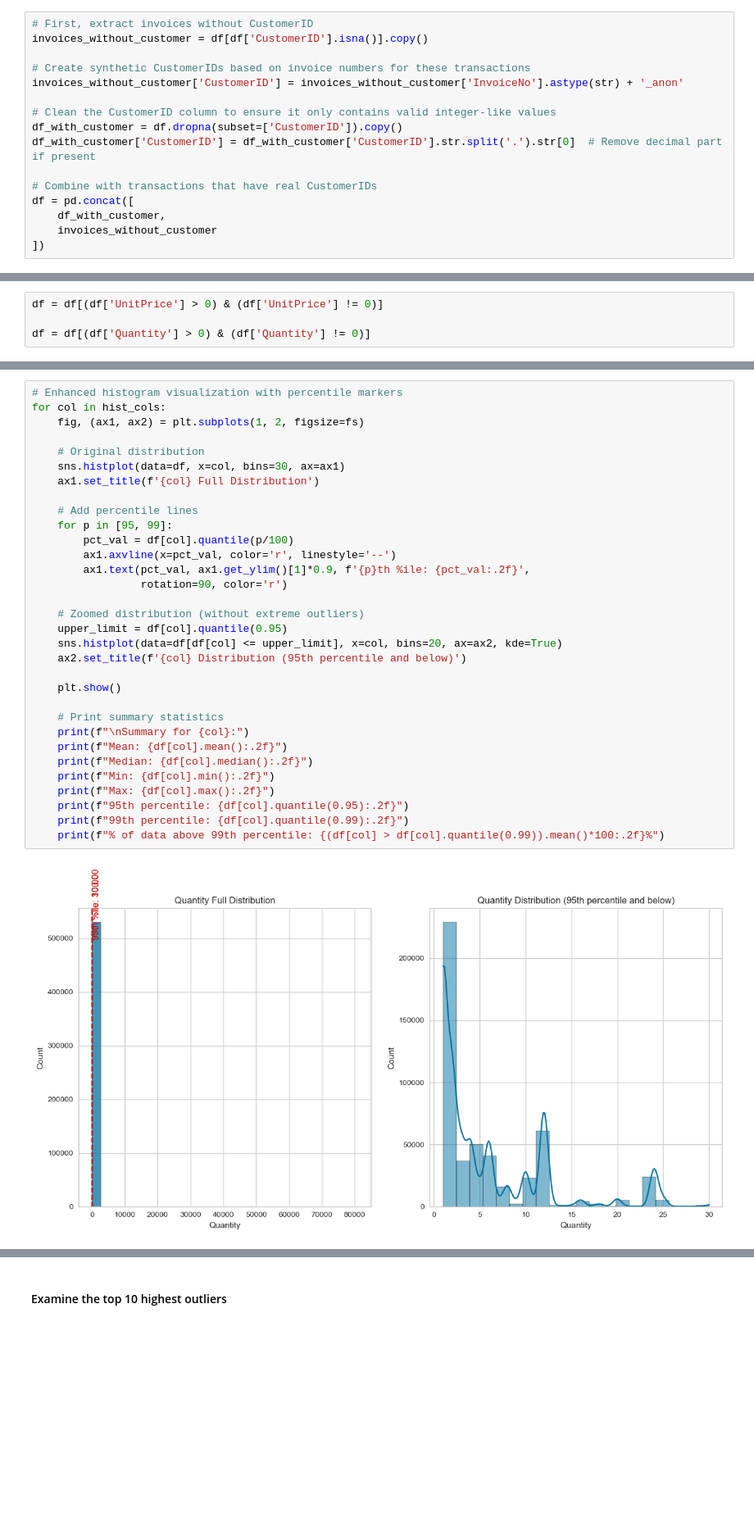
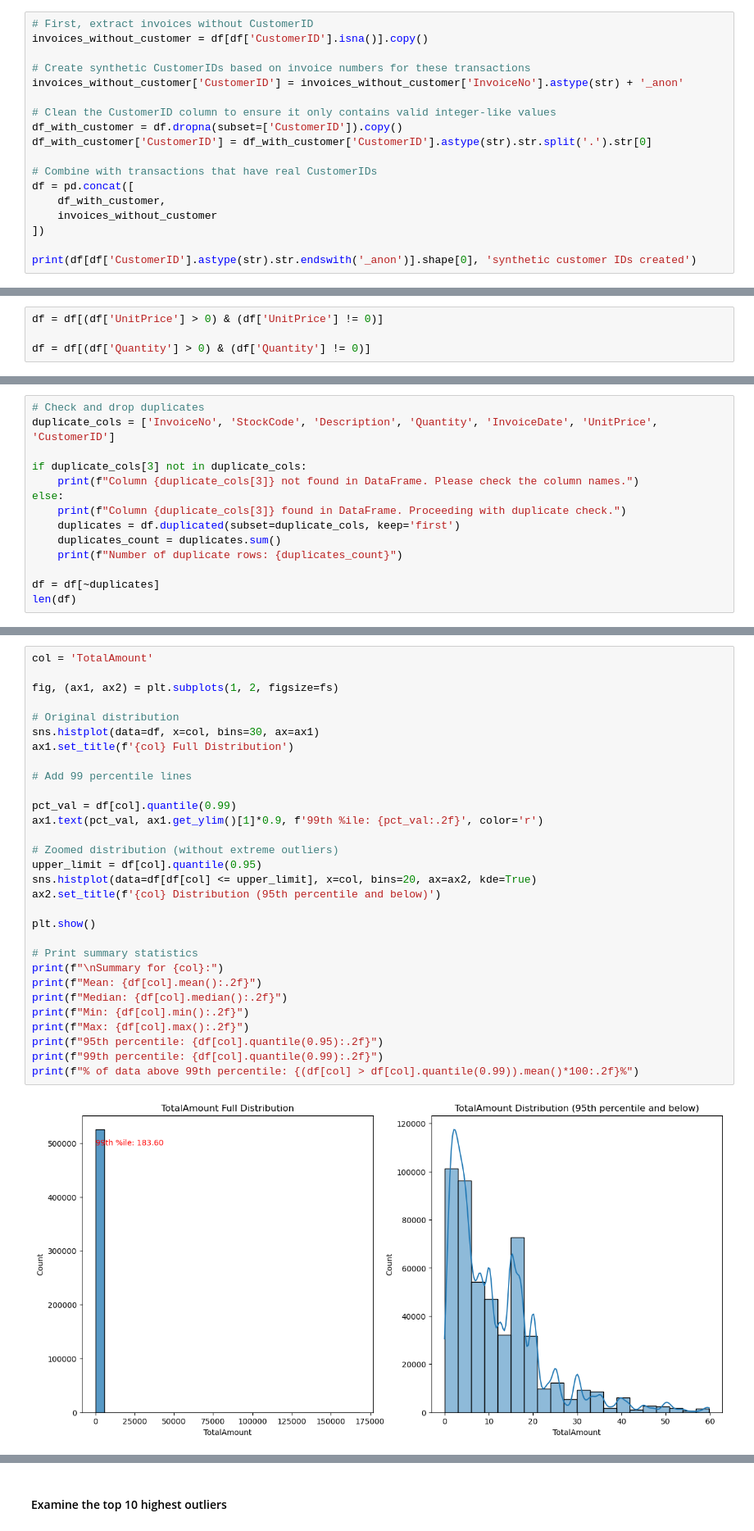
Before and after one commit to sachstimo/online-retail-analysis, a Jupyter notebook: retail_analysis.ipynb, the cells around one changed output, grey strips where cells are left out. Shown at 82% size. Drawn from its saved outputs; the diff is of its cells as text; blank space fills up the shorter version.

```diff
--- a/retail_analysis.ipynb
+++ b/retail_analysis.ipynb
@@ -188,10 +186,12 @@ invoices_without_customer['CustomerID'] = invoices_without_customer['InvoiceNo']
 
 # Clean the CustomerID column to ensure it only contains valid integer-like values
 df_with_customer = df.dropna(subset=['CustomerID']).copy()
-df_with_customer['CustomerID'] = df_with_customer['CustomerID'].str.split('.').str[0]  # Remove decimal part if present
+df_with_customer['CustomerID'] = df_with_customer['CustomerID'].astype(str).str.split('.').str[0]
 
 # Combine with transactions that have real CustomerIDs
 df = pd.concat([
 	df_with_customer,
 	invoices_without_customer
 ])
+
+print(df[df['CustomerID'].astype(str).str.endswith('_anon')].shape[0], 'synthetic customer IDs created')
@@ -209,0 +212,14 @@ df = df[(df['Quantity'] > 0) & (df['Quantity'] != 0)]
+# %%
+# Check and drop duplicates
+duplicate_cols = ['InvoiceNo', 'StockCode', 'Description', 'Quantity', 'InvoiceDate', 'UnitPrice', 'CustomerID']
+
+if duplicate_cols[3] not in duplicate_cols:
+    print(f"Column {duplicate_cols[3]} not found in DataFrame. Please check the column names.")
+else:
+    print(f"Column {duplicate_cols[3]} found in DataFrame. Proceeding with duplicate check.")
+    duplicates = df.duplicated(subset=duplicate_cols, keep='first')
+    duplicates_count = duplicates.sum()
+    print(f"Number of duplicate rows: {duplicates_count}")
+
+df = df[~duplicates]
+len(df)
@@ -230,34 +254,32 @@ plt.show()
 # %%
-# Enhanced histogram visualization with percentile markers
-for col in hist_cols:
-    fig, (ax1, ax2) = plt.subplots(1, 2, figsize=fs)
+col = 'TotalAmount'
 
-    # Original distribution
-    sns.histplot(data=df, x=col, bins=30, ax=ax1)
-    ax1.set_title(f'{col} Full Distribution')
+fig, (ax1, ax2) = plt.subplots(1, 2, figsize=fs)
 
-    # Add percentile lines
-    for p in [95, 99]:
-        pct_val = df[col].quantile(p/100)
-        ax1.axvline(x=pct_val, color='r', linestyle='--')
-        ax1.text(pct_val, ax1.get_ylim()[1]*0.9, f'{p}th %ile: {pct_val:.2f}',
-                 rotation=90, color='r')
+# Original distribution
+sns.histplot(data=df, x=col, bins=30, ax=ax1)
+ax1.set_title(f'{col} Full Distribution')
 
-    # Zoomed distribution (without extreme outliers)
-    upper_limit = df[col].quantile(0.95)
-    sns.histplot(data=df[df[col] <= upper_limit], x=col, bins=20, ax=ax2, kde=True)
-    ax2.set_title(f'{col} Distribution (95th percentile and below)')
+# Add 99 percentile lines
 
-    plt.show()
+pct_val = df[col].quantile(0.99)
+ax1.text(pct_val, ax1.get_ylim()[1]*0.9, f'99th %ile: {pct_val:.2f}', color='r')
 
-    # Print summary statistics
-    print(f"\nSummary for {col}:")
-    print(f"Mean: {df[col].mean():.2f}")
-    print(f"Median: {df[col].median():.2f}")
-    print(f"Min: {df[col].min():.2f}")
-    print(f"Max: {df[col].max():.2f}")
-    print(f"95th percentile: {df[col].quantile(0.95):.2f}")
-    print(f"99th percentile: {df[col].quantile(0.99):.2f}")
-    print(f"% of data above 99th percentile: {(df[col] > df[col].quantile(0.99)).mean()*100:.2f}%")
+# Zoomed distribution (without extreme outliers)
+upper_limit = df[col].quantile(0.95)
+sns.histplot(data=df[df[col] <= upper_limit], x=col, bins=20, ax=ax2, kde=True)
+ax2.set_title(f'{col} Distribution (95th percentile and below)')
+
+plt.show()
+
+# Print summary statistics
+print(f"\nSummary for {col}:")
+print(f"Mean: {df[col].mean():.2f}")
+print(f"Median: {df[col].median():.2f}")
+print(f"Min: {df[col].min():.2f}")
+print(f"Max: {df[col].max():.2f}")
+print(f"95th percentile: {df[col].quantile(0.95):.2f}")
+print(f"99th percentile: {df[col].quantile(0.99):.2f}")
+print(f"% of data above 99th percentile: {(df[col] > df[col].quantile(0.99)).mean()*100:.2f}%")
 # %% [output]
-[figure, old version]
+[figure, new version]
```
Also changed, not shown: parts of 78 cells of this notebook.
